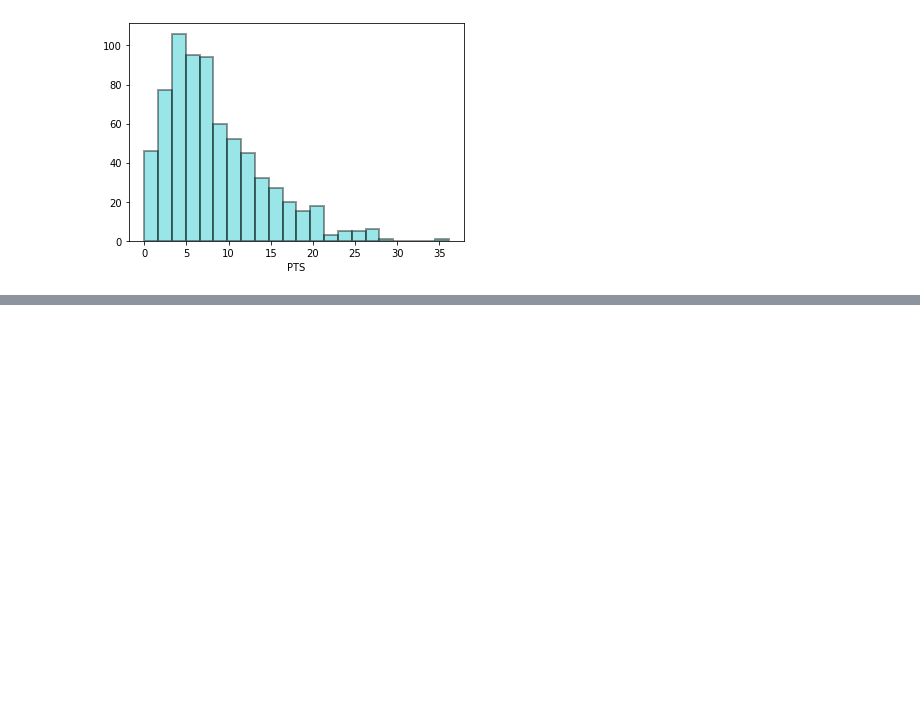
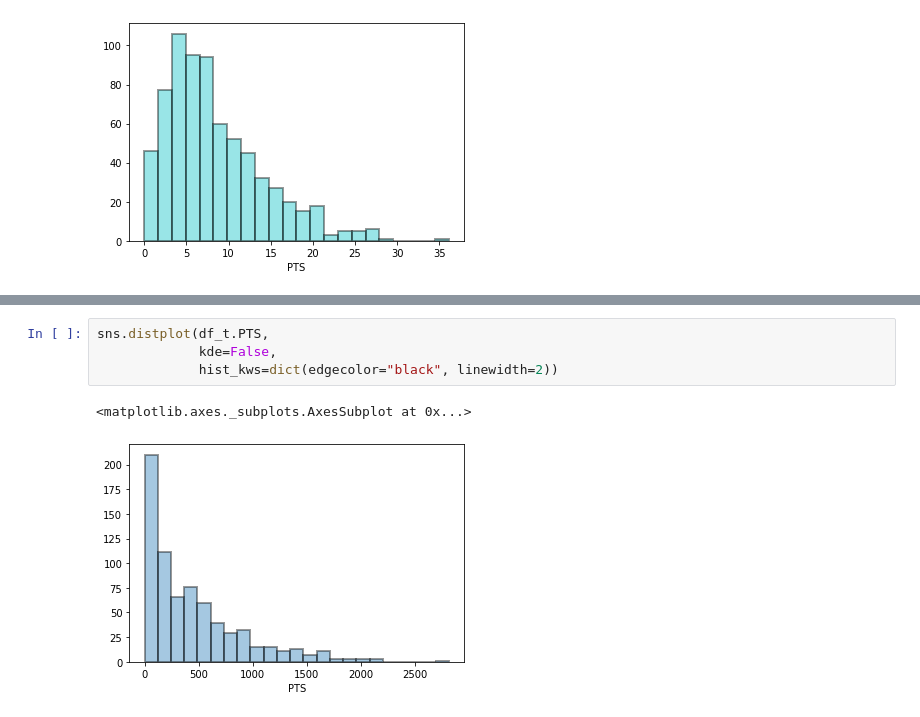
Before and after one commit to luccidomingues/NBA-Web-Scraping, a Jupyter notebook: Webscraping.ipynb, the cells around one changed output, grey strips where cells are left out. Saved outputs shown, nothing was run; the diff lists cells and outputs as text; blank space fills up the shorter version.

```diff
--- a/Webscraping.ipynb
+++ b/Webscraping.ipynb
@@ -154,0 +251,7 @@ sns.distplot(df.PTS,
+# %%
+sns.distplot(df_t.PTS,
+             kde=False,
+             hist_kws=dict(edgecolor="black", linewidth=2))
+# %% [output]
+<matplotlib.axes._subplots.AxesSubplot at 0x...>
+[figure, added]
```
Also changed, not shown: parts of 21 cells of this notebook.
